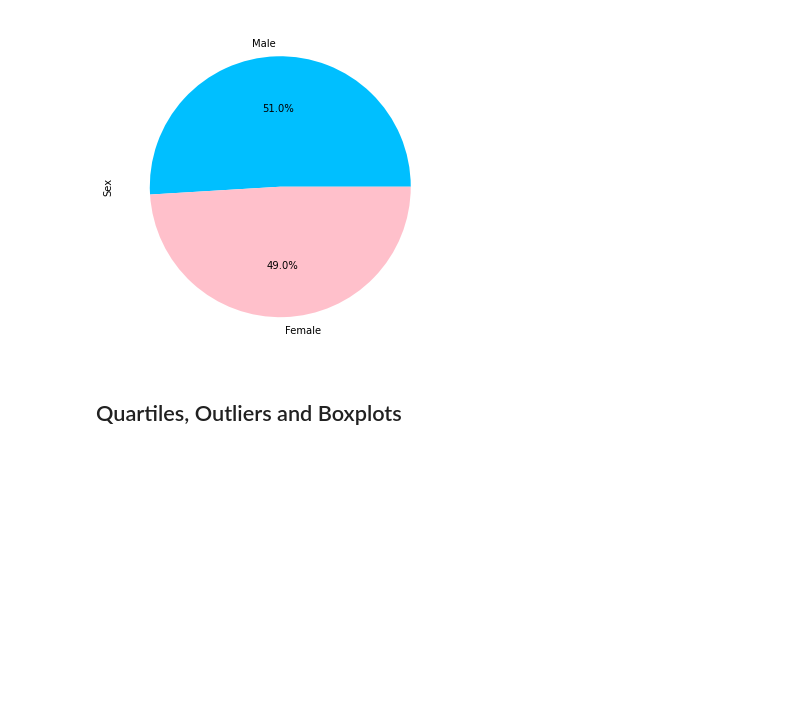
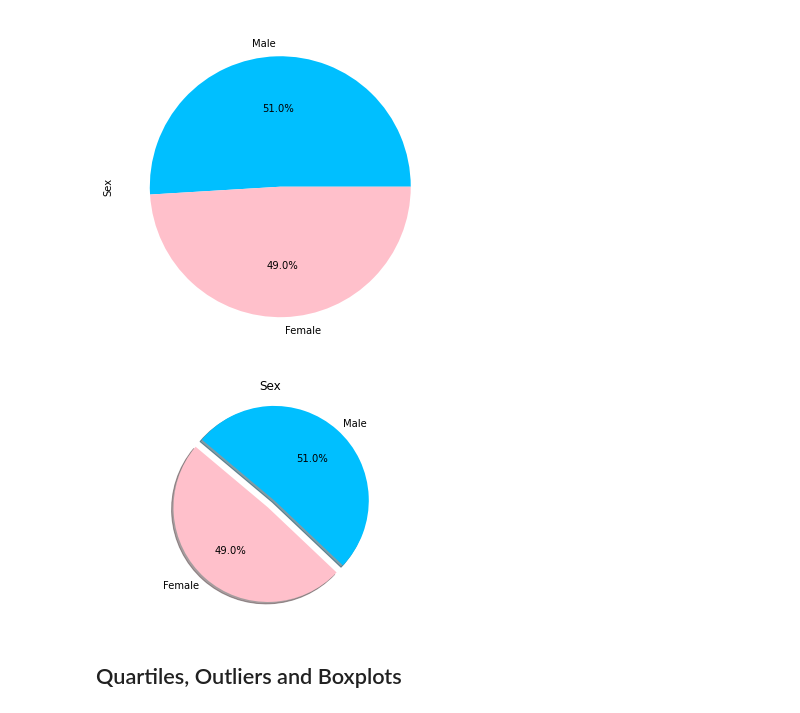
Before and after one commit to elz-harri/05-Matplotlib-Challenge, a Jupyter notebook: Pymaceuticals/matplotlib.ipynb, the cells around one changed output. Drawn from its saved outputs; the diff is of its cells as text; code cells hidden in the pictures; blank space fills up the shorter version.

```diff
--- a/Pymaceuticals/matplotlib.ipynb
+++ b/Pymaceuticals/matplotlib.ipynb
@@ -195,3 +194,27 @@ sex_plot = count_sex1.plot(kind='pie', subplots=True, figsize=(11, 6), autopct='
+# %%
+# Generate a pie plot showing the distribution of female versus male mice using pyplot
+labels = ["Female", "Male"]
+
+# The values of each section of the pie chart
+count = [922, 958]
+
+# The colors of each section of the pie chart
+colors = ["pink", "deepskyblue"]
+
+# Tells matplotlib to seperate the "Humans" section from the others
+explode = (0.1, 0)
+
+plt.title("Sex")
+# Tell matplotlib to create a pie chart based upon the above data
+plt.pie(count, explode=explode, labels= labels, colors=colors,
+        autopct="%1.1f%%", shadow=True, startangle=140)
+# Create axes which are equal so we have a perfect circle
+plt.axis("equal")
+# Save an image of our chart and print the final product to the screen
+
+plt.show()
+# %% [output]
+[figure, added]
 # %% [markdown]
 ## Quartiles, Outliers and Boxplots
 # %%
```
Also changed, not shown: parts of 11 cells of this notebook.
